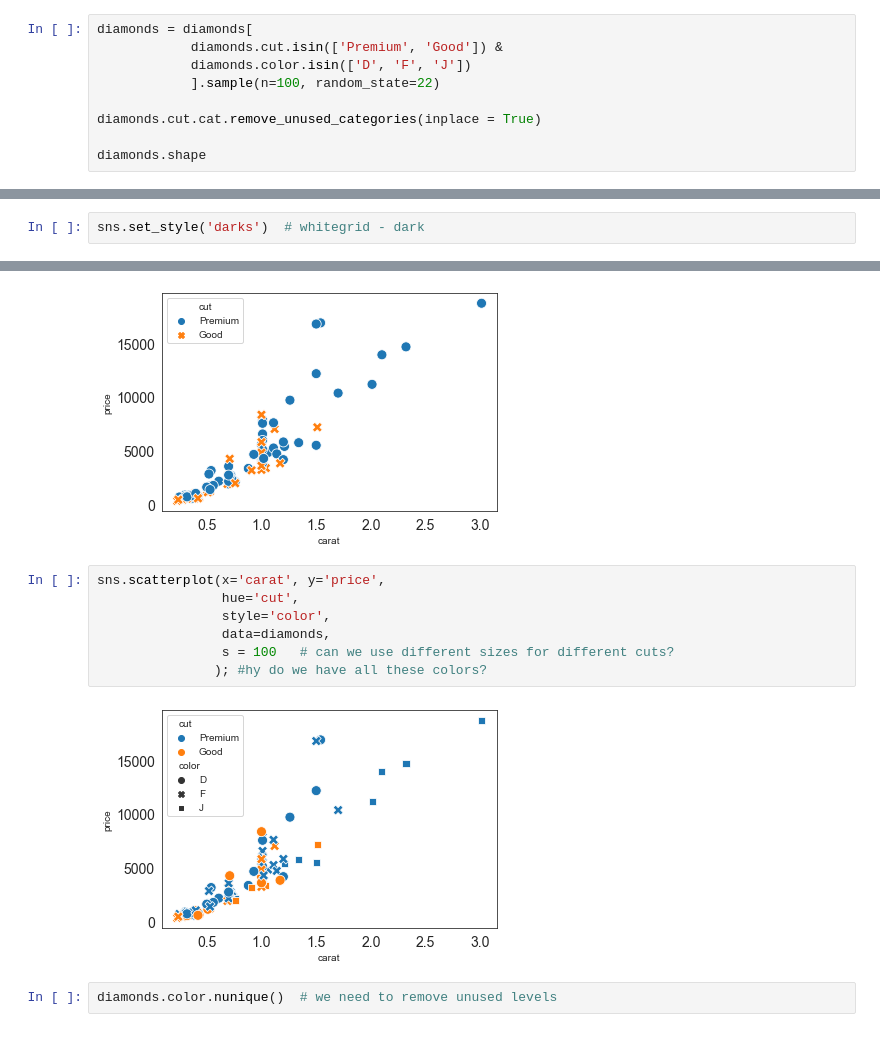
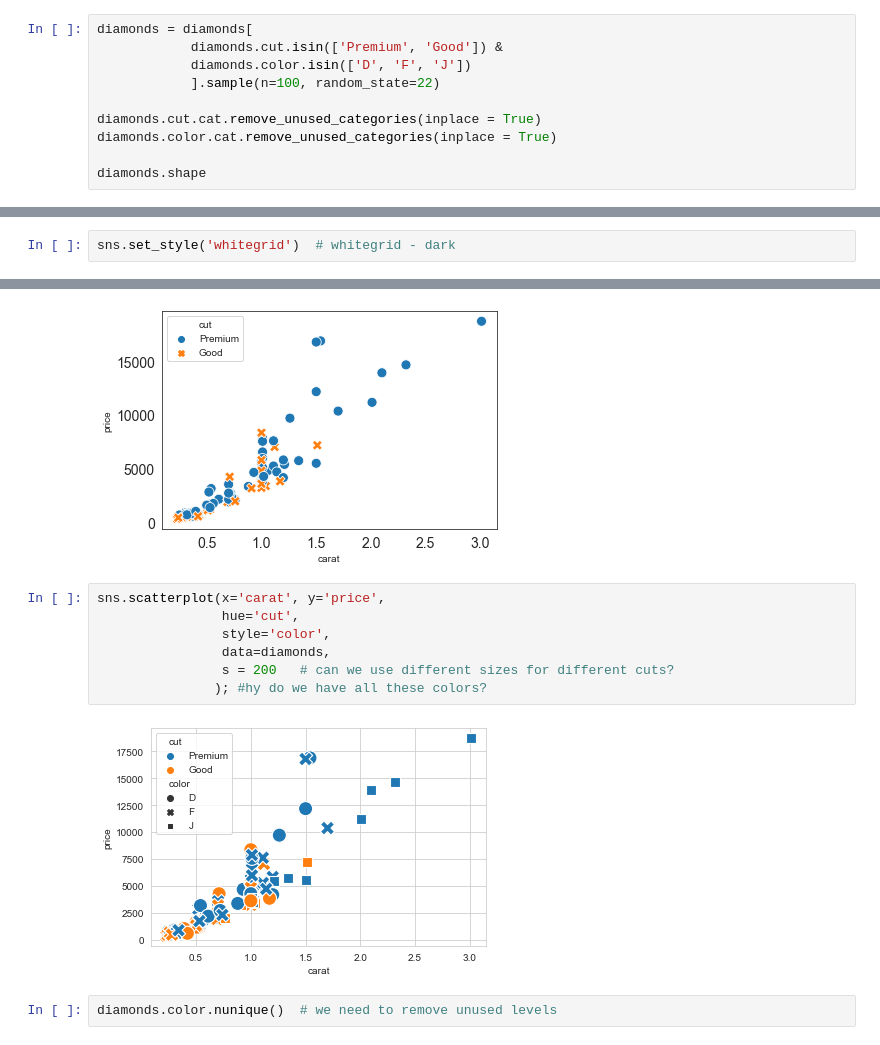
Before and after one commit to santarabantoosoo/Data-Analysis-NanoDegree, a Jupyter notebook: s7_univariate_bivariate_viz/Demos/detailed seaborn/08_scatterplot-Copy1.ipynb, the cells around one changed output, grey strips where cells are left out. Cells and saved outputs as stored; diff of their text form.

```diff
--- a/s7_univariate_bivariate_viz/Demos/detailed seaborn/08_scatterplot-Copy1.ipynb
+++ b/s7_univariate_bivariate_viz/Demos/detailed seaborn/08_scatterplot-Copy1.ipynb
@@ -25,6 +25,7 @@ diamonds = diamonds[
             ].sample(n=100, random_state=22)
 
 diamonds.cut.cat.remove_unused_categories(inplace = True)
+diamonds.color.cat.remove_unused_categories(inplace = True)
 
 diamonds.shape
 # %% [output]
@@ -212,7 +265,7 @@ plt.rc('ytick', labelsize=10)
 # %% [markdown]
 ## Basics
 # %%
-sns.set_style('darks')  # whitegrid - dark
+sns.set_style('whitegrid')  # whitegrid - dark
 # %%
 sns.scatterplot(diamonds.carat, diamonds.price);
 # %% [output]
@@ -305,12 +361,12 @@ sns.scatterplot(x='carat', y='price',
 # %%
 sns.scatterplot(x='carat', y='price',
                 hue='cut',
                 style='color',
                 data=diamonds,
-                s = 100   # can we use different sizes for different cuts?
+                s = 200   # can we use different sizes for different cuts?
                ); #hy do we have all these colors?
 # %% [output]
-[figure, old version]
+[figure, new version]
 # %%
 diamonds.color.nunique()  # we need to remove unused levels
 # %% [output]
```
Also changed, not shown: parts of 17 cells of this notebook, 4 other files.
